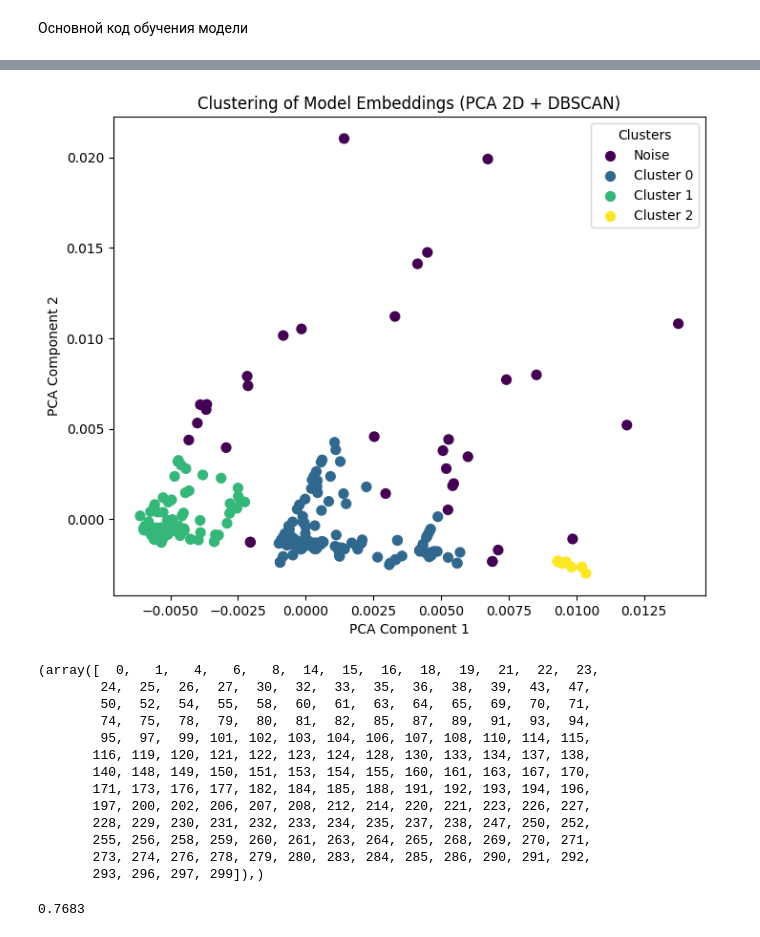
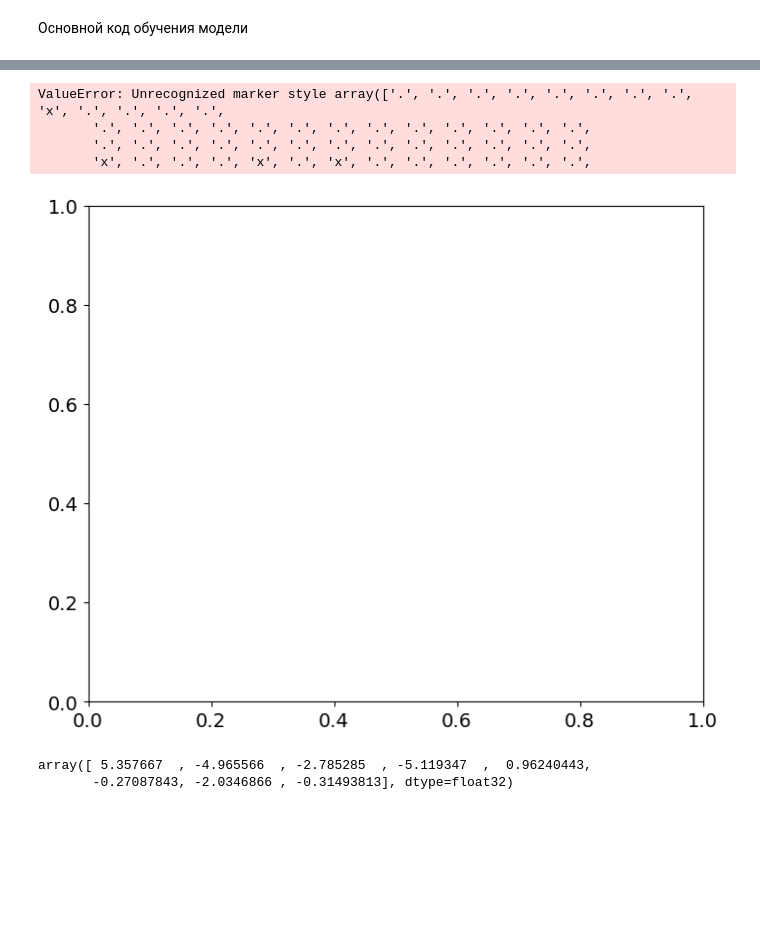
Before and after one commit to intsystems/predicator-function-for-neural-networks, a Jupyter notebook: code/GCN.ipynb, the cells around one changed output, grey strips where cells are left out. Drawn from its saved outputs; the diff is of its cells as text; code cells hidden in the pictures; blank space fills up the shorter version.

```diff
--- a/code/GCN.ipynb
+++ b/code/GCN.ipynb
@@ -456,6 +467,3 @@ print(f"Test dataset size: {len(valid_dataset)}")
 # %% [output]
 Train dataset size: 240
 Test dataset size: 60
-# %%
-def triplet_loss(anchor, positive, negative, margin=0.1):
-    return F.relu(margin + (anchor - positive).norm(2) - (anchor - negative).norm(2))
@@ -546,0 +470,7 @@ def train_model(model, train_dataset, valid_dataset, optimizer, criterion, num_e
+# %%
+def triplet_loss(anchor, positive, negative, margin=0.1):
+    d_ap = (anchor - positive).pow(2).sum(-1)
+    d_an = (anchor - negative).pow(2).sum(-1)
+
+    loss = F.relu(d_ap - d_an + margin)
+    return loss.mean()
@@ -547,12 +567,12 @@ def train_model(model, train_dataset, valid_dataset, optimizer, criterion, num_e
 # %%
 input_dim = graphs_dataset[0][1].shape[1]
-hidden_dim = 64  # Размерность скрытого слоя
+hidden_dim = 128  # Размерность скрытого слоя
 output_dim = 8
-num_epochs = 15
+num_epochs = 20
 
-model = SimpleGCN(input_dim, hidden_dim, output_dim)
-optimizer = torch.optim.Adam(model.parameters(), lr=1e-3)
-criterion = lambda anchor, positive, negative: triplet_loss(anchor, positive, negative, margin=0.01)
+model = SimpleGCN(input_dim, hidden_dim, output_dim, dropout=0)
+optimizer = torch.optim.Adam(model.parameters(), lr=1e-4)
+criterion = lambda anchor, positive, negative: triplet_loss(anchor, positive, negative, margin=0.05)
 # %% [markdown]
 Основной код обучения модели
 # %%
@@ -580,60 +600,56 @@ def extract_embeddings(model, dataset, device):
     with torch.no_grad():
         for i, data in enumerate(dataset):
             adj, features, index = data
             adj = adj.to(device)
             features = features.to(device)
             output = model(adj, features)
             embeddings.append(output.cpu().numpy())
             indices.append(index)
     embeddings = np.vstack(embeddings)
     return embeddings, indices
 
 embeddings, indices = extract_embeddings(model, graphs_dataset, "cpu")
 
 pca = PCA(n_components=2)
 embeddings_2d = pca.fit_transform(embeddings)
-
 # Применяем DBSCAN для кластеризации
-dbscan = DBSCAN(eps=0.001, min_samples=5)  # eps и min_samples можно настроить под ваши данные
-clusters = dbscan.fit_predict(embeddings_2d)
+dbscan = DBSCAN(eps=0.055, min_samples=3)  # eps и min_samples можно настроить под ваши данные
+clusters = dbscan.fit_predict(embeddings)
 
 # Строим 2D-график с кластерами
 plt.figure(figsize=(8, 6.5))
-scatter = plt.scatter(embeddings_2d[:, 0], embeddings_2d[:, 1], c=clusters, cmap='viridis', s=50)
-plt.xlabel("PCA Component 1")
-plt.ylabel("PCA Component 2")
-plt.title("Clustering of Model Embeddings (PCA 2D + DBSCAN)")
+scatter = plt.scatter(
+  embeddings_2d[:, 0],
+  embeddings_2d[:, 1],
+  c=clusters,
+  marker=np.where(clusters == -1, "o", "x"),
+  cmap='tab10',  # Changed to a contrasting colormap
+  s=np.where(clusters == -1, 20, 70),  # Adjusted size for noise points
+  alpha=np.where(clusters == -1, 0.5, 1)
+)
+plt.xlabel("PCA Component 1", fontsize=14)
+plt.ylabel("PCA Component 2", fontsize=14)
 
 # Создаем легенду для кластеров
 unique_clusters = np.unique(clusters)
 for cluster in unique_clusters:
   if cluster == -1:
     label = "Noise"
   else:
     label = f"Cluster {cluster}"
-  plt.scatter([], [], color=scatter.cmap(scatter.norm(cluster)), label=label, s=50)
+  plt.scatter([], [], color=scatter.cmap(scatter.norm(cluster)), label=label, s=50 if cluster != -1 else 20)
 
-plt.legend(title="Clusters", loc="upper right")
+plt.legend(title="Clusters", fontsize=12, title_fontsize=14)
+plt.gca().set_facecolor('lightgrey')
 plt.show()
 # %% [output]
+ValueError: Unrecognized marker style array(['.', '.', '.', '.', '.', '.', '.', '.', 'x', '.', '.', '.', '.',
+       '.', '.', '.', '.', '.', '.', '.', '.', '.', '.', '.', '.', '.',
+       '.', '.', '.', '.', '.', '.', '.', '.', '.', '.', '.', '.', '.',
+       'x', '.', '.', '.', 'x', '.', 'x', '.', '.', '.', '.', '.', '.',
-[figure, old version]
+[figure, new version]
-# %%
-indexes = np.where(clusters == 0)
-print(indexes)
-
-get_get_diversity(models_dict[indexes[0][0]], models_dict[indexes[0][6]])
-# %% [output]
-(array([  0,   1,   4,   6,   8,  14,  15,  16,  18,  19,  21,  22,  23,
-        24,  25,  26,  27,  30,  32,  33,  35,  36,  38,  39,  43,  47,
-        50,  52,  54,  55,  58,  60,  61,  63,  64,  65,  69,  70,  71,
-        74,  75,  78,  79,  80,  81,  82,  85,  87,  89,  91,  93,  94,
-        95,  97,  99, 101, 102, 103, 104, 106, 107, 108, 110, 114, 115,
-       116, 119, 120, 121, 122, 123, 124, 128, 130, 133, 134, 137, 138,
-       140, 148, 149, 150, 151, 153, 154, 155, 160, 161, 163, 167, 170,
-       171, 173, 176, 177, 182, 184, 185, 188, 191, 192, 193, 194, 196,
-       197, 200, 202, 206, 207, 208, 212, 214, 220, 221, 223, 226, 227,
-       228, 229, 230, 231, 232, 233, 234, 235, 237, 238, 247, 250, 252,
-       255, 256, 258, 259, 260, 261, 263, 264, 265, 268, 269, 270, 271,
-       273, 274, 276, 278, 279, 280, 283, 284, 285, 286, 290, 291, 292,
-       293, 296, 297, 299]),)
-0.7683
+# %%
+embeddings[0]
+# %% [output]
+array([ 5.357667  , -4.965566  , -2.785285  , -5.119347  ,  0.96240443,
+       -0.27087843, -2.0346866 , -0.31493813], dtype=float32)
```
Also changed, not shown: parts of 15 cells of this notebook, 4 other files.
